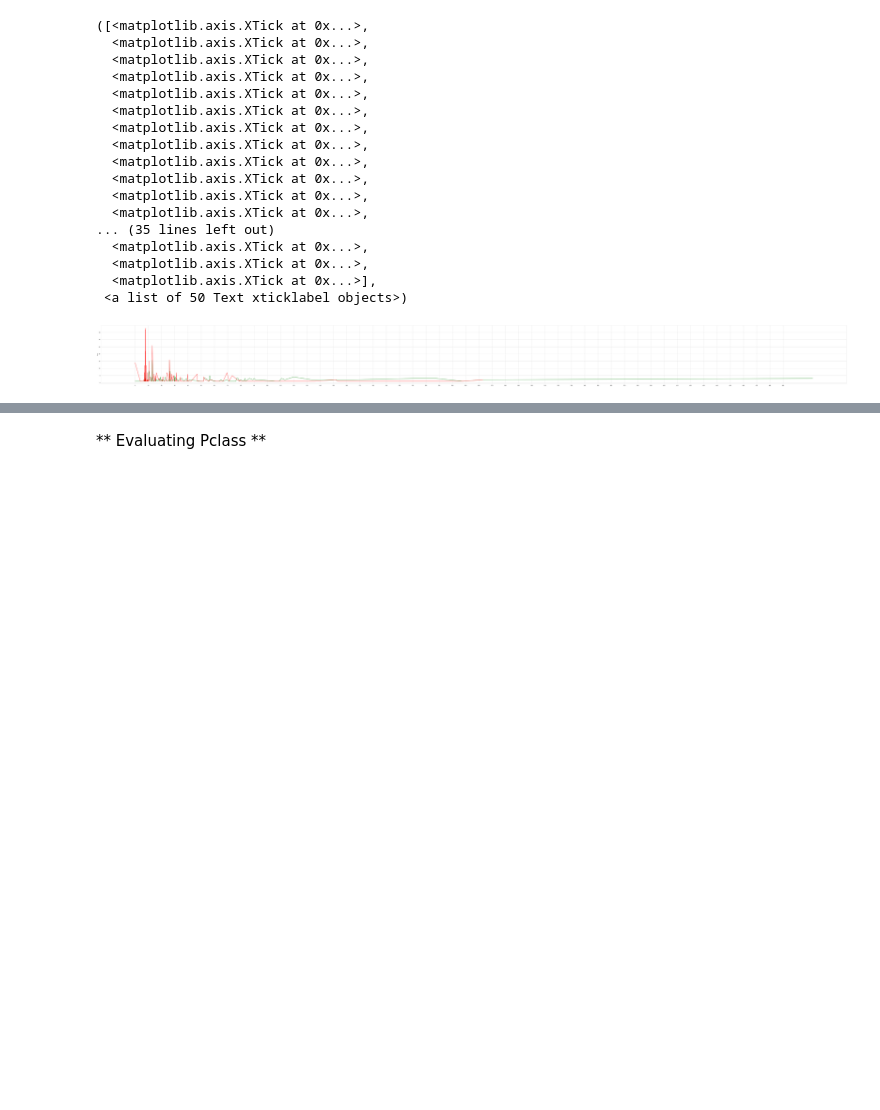
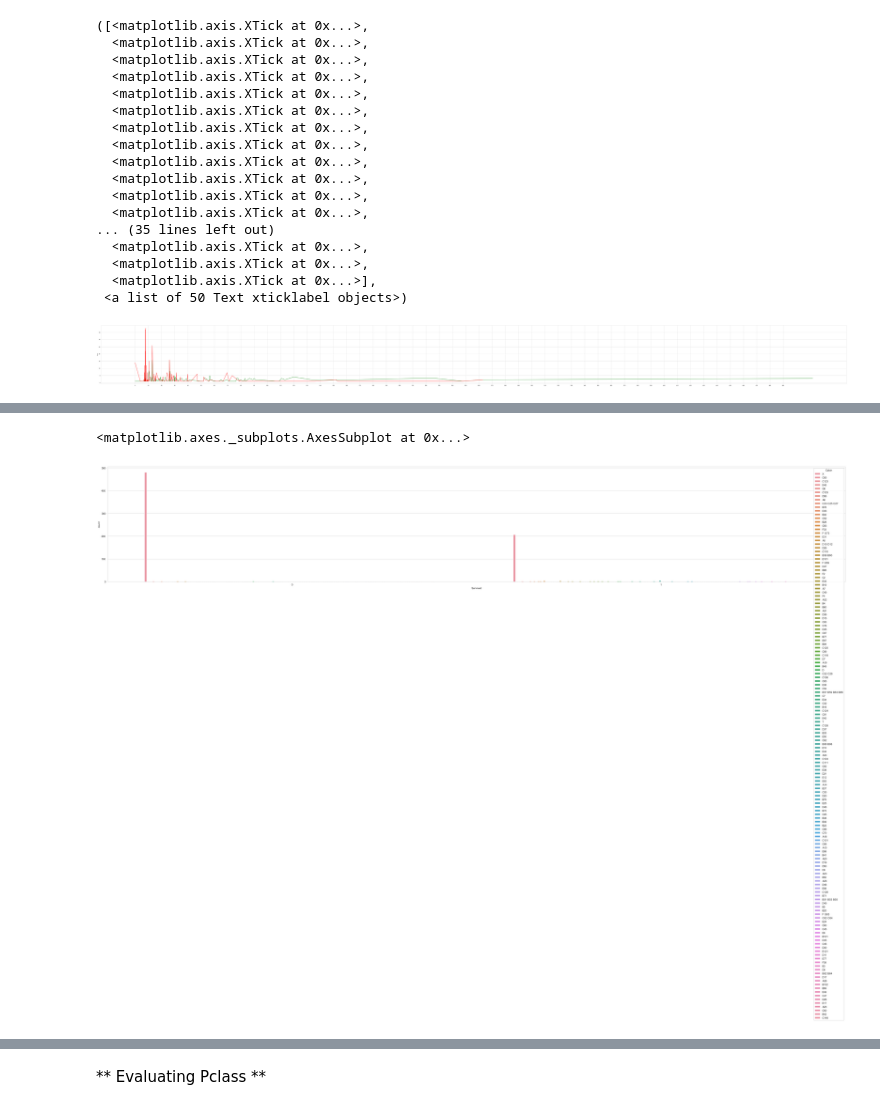
Before and after one commit to aksmiyazaki/machine_learning, a Jupyter notebook: kaggle/titanic/titanic_work-RandomForests.ipynb, the cells around one changed output, grey strips where cells are left out. Cells and saved outputs as stored; diff of their text form; code cells hidden in the pictures; blank space fills up the shorter version.

```diff
--- a/kaggle/titanic/titanic_work-RandomForests.ipynb
+++ b/kaggle/titanic/titanic_work-RandomForests.ipynb
@@ -501,0 +541,8 @@ Text(0,0.5,'No Passengers')
+# %%
+# Let's try to see if Cabin has any relation
+# It seems to have some relation, but we can't see clearly because the number of different values.
+f, (ax1) = plt.subplots(1, 1, sharey=True, sharex=True, figsize=(50,8))
+sns.countplot(x='Survived', hue='Cabin', data=df_train, ax=ax1)
+# %% [output]
+<matplotlib.axes._subplots.AxesSubplot at 0x...>
+[figure, added]
```
Also changed, not shown: parts of 20 cells of this notebook, 1 other file.
